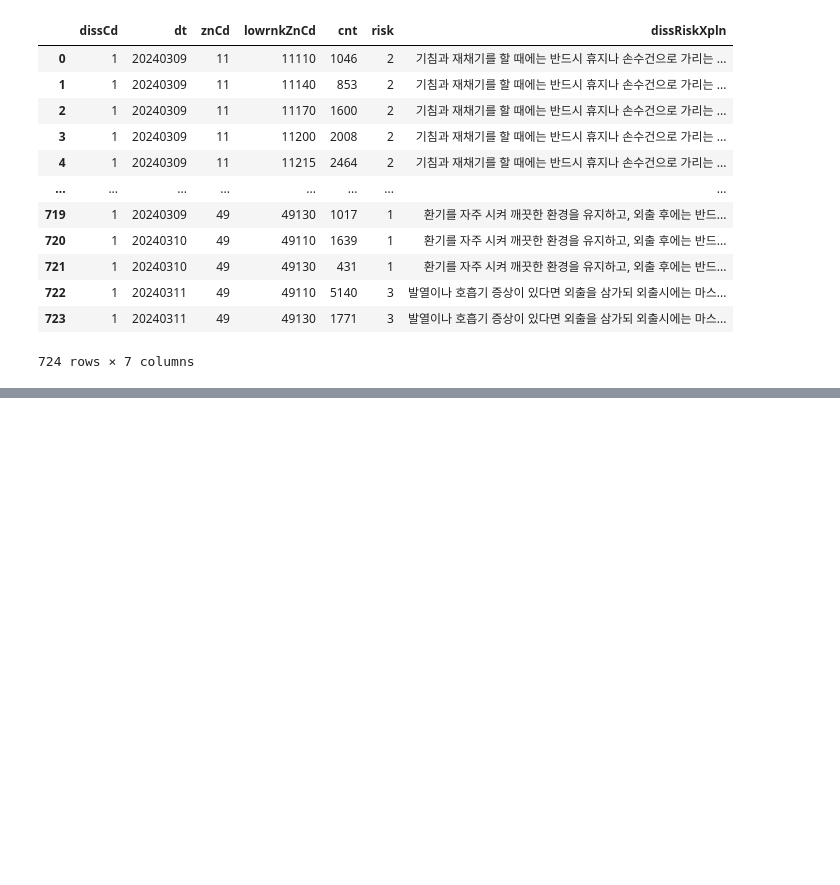
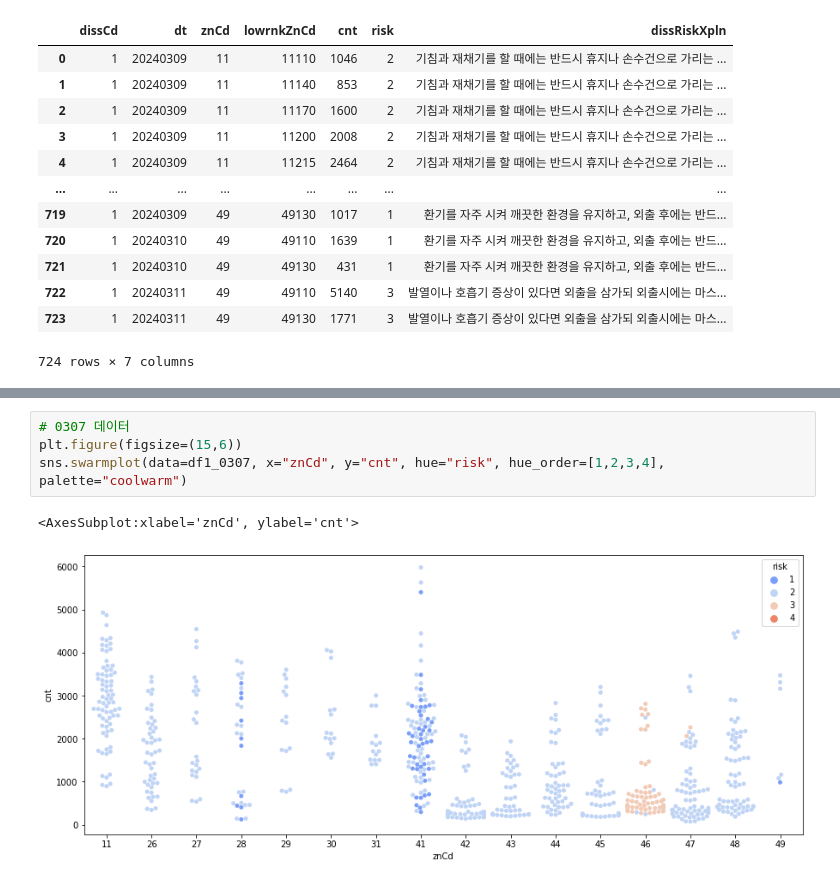
Before and after one commit to h1cho/DAStudy-sun, a Jupyter notebook: HYEWON/Analysis of Areas with Insufficient Healthcare Facilities_EDA.ipynb, the cells around one changed output, grey strips where cells are left out. Saved outputs shown, nothing was run; the diff lists cells and outputs as text; blank space fills up the shorter version.

```diff
--- a/HYEWON/Analysis of Areas with Insufficient Healthcare Facilities_EDA.ipynb
+++ b/HYEWON/Analysis of Areas with Insufficient Healthcare Facilities_EDA.ipynb
@@ -284,0 +380,7 @@ print(f"{len(zn_null)}\n{zn_null}")
+# %%
+# 0307 데이터
+plt.figure(figsize=(15,6))
+sns.swarmplot(data=df1_0307, x="znCd", y="cnt", hue="risk", hue_order=[1,2,3,4], palette="coolwarm")
+# %% [output]
+<AxesSubplot:xlabel='znCd', ylabel='cnt'>
+[figure, added]
```
Also changed, not shown: parts of 63 cells of this notebook.
